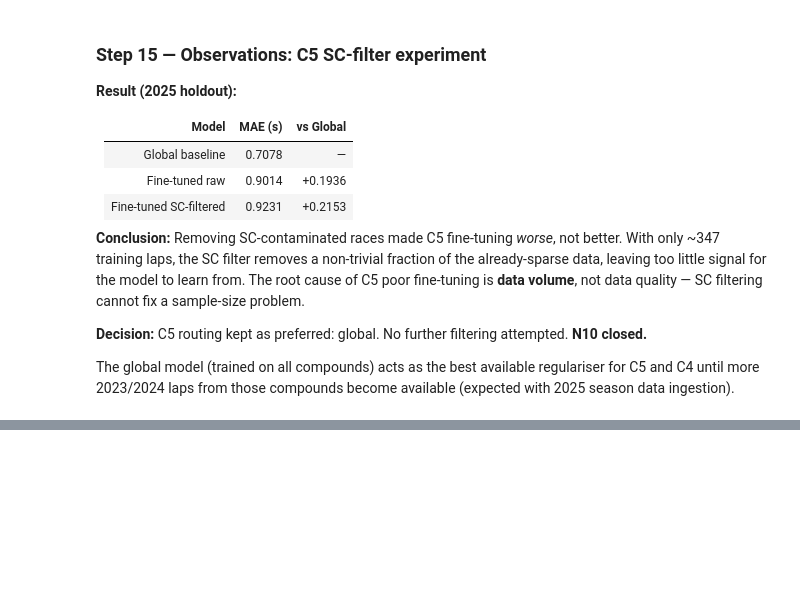
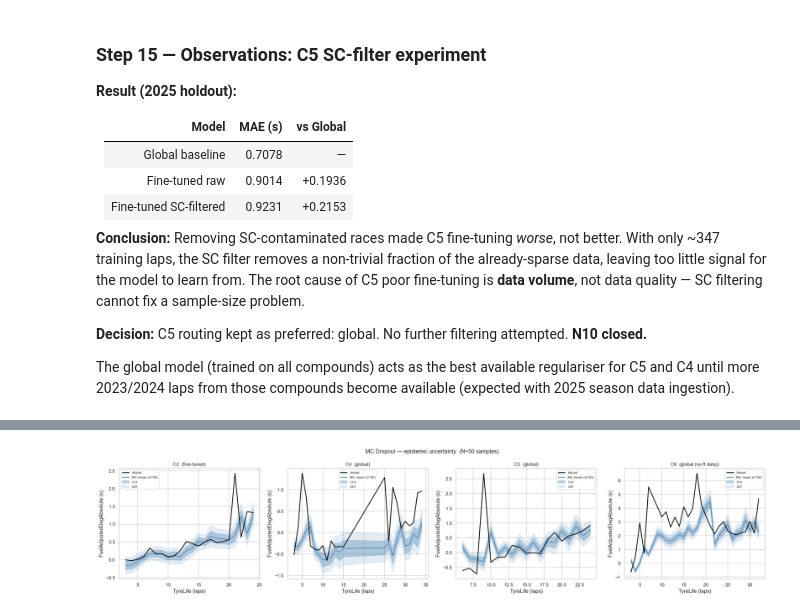
Before and after one commit to VforVitorio/F1-StratLab, a Jupyter notebook: notebooks/strategy/tire_degradation/N10_tiredeg_compound_finetuning.ipynb, the cells around one changed output, grey strips where cells are left out. Drawn from its saved outputs; the diff is of its cells as text; code cells hidden in the pictures; blank space fills up the shorter version.

```diff
--- a/notebooks/strategy/tire_degradation/N10_tiredeg_compound_finetuning.ipynb
+++ b/notebooks/strategy/tire_degradation/N10_tiredeg_compound_finetuning.ipynb
@@ -2401,0 +2420,88 @@ The global model (trained on all compounds) acts as the best available regularis
+# %%
+# ── Step 16 — MC Dropout uncertainty quantification ──────────────────────
+# Requires: Step 10.5 (loads ft_registry + lit_global_ref) and Step 11.1 (apply_scaler, _pad_or_truncate)
+assert 'ft_registry'   in dir() or 'ft_registry'   in vars(), 'Run Step 10.5 first'
+assert 'lit_global_ref' in dir() or 'lit_global_ref' in vars(), 'Run Step 10.5 first'
+N_MC = 50
+
+def predict_stint_mc(stint_df, model, scaler, window, features, n_samples=N_MC):
+    """
+    MC Dropout: keep dropout active, run n_samples forward passes.
+    Uses the same _pad_or_truncate helper as predict_stint_steps so the
+    mask is passed correctly to TireDegTCN.forward(x, mask).
+    Returns (tyre_life[1:], actual[1:], mean_pred, std_pred).
+    """
+    s      = stint_df.sort_values('TyreLife').reset_index(drop=True)
+    scaled = apply_scaler(s.copy(), scaler, features)
+    X      = scaled[features].fillna(0).values
+    y      = s[TARGET].values
+    tl     = s['TyreLife'].values
+
+    model.train()   # keep dropout active
+    all_preds = []
+    with torch.no_grad():
+        for _ in range(n_samples):
+            preds = []
+            for t in range(1, len(X)):
+                seq, mask = _pad_or_truncate(X[:t], window)
+                x_t = torch.from_numpy(seq).unsqueeze(0)
+                m_t = torch.from_numpy(mask).unsqueeze(0)
+                preds.append(model(x_t, m_t).squeeze().item())
+            all_preds.append(preds)
+    model.eval()
+
+    arr = np.array(all_preds)   # (n_samples, n-1)
+    return tl[1:], y[1:], arr.mean(0), arr.std(0)
+
+# ── C2 / C4 / C5 / C6 comparison ─────────────────────────────────────────
+# C6 uses the global model (no fine-tuned version: zero 2023/2024 training data)
+COMPARE = {
+    'C2': ft_registry['C2'],
+    'C4': ft_registry['C4'],
+    'C5': ft_registry['C5'],
+    'C6': (lit_global_ref, global_scaler, global_window),
+}
+PREFERRED = {
+    'C2': 'fine-tuned',
+    'C4': 'global',
+    'C5': 'global',
+    'C6': 'global (no ft data)',
+}
+
+fig, axes = plt.subplots(1, 4, figsize=(22, 5))
+mc_stats  = {}
+
+for ax, (compound, (lit_m, sc, win)) in zip(axes, COMPARE.items()):
+    stint_df = pick_stint(compound)
+    if stint_df is None:
+        ax.set_title(f'{compound} — no 2025 stint found')
+        continue
+
+    tl, actual, mu, sigma = predict_stint_mc(
+        stint_df, lit_m.model, sc, win, PRODUCTION_FEATURES
+    )
+    mc_stats[compound] = {
+        'mean_sigma': float(sigma.mean()),
+        'p95_sigma':  float(np.percentile(sigma, 95)),
+        'max_sigma':  float(sigma.max()),
+    }
+
+    ax.plot(tl, actual, color='black',     lw=1.8, label='Actual',       zorder=3)
+    ax.plot(tl, mu,     color='steelblue', lw=1.5, label=f'MC mean (n={N_MC})')
+    ax.fill_between(tl, mu - sigma,   mu + sigma,   alpha=0.35, color='steelblue', label='±1σ')
+    ax.fill_between(tl, mu - 2*sigma, mu + 2*sigma, alpha=0.15, color='steelblue', label='±2σ')
+    ax.set_title(f'{compound}  ({PREFERRED[compound]})', fontsize=11)
+    ax.set_xlabel('TyreLife (laps)')
+    ax.set_ylabel('FuelAdjustedDegAbsolute (s)')
+    ax.legend(fontsize=8)
+
+plt.suptitle(f'MC Dropout — epistemic uncertainty  (N={N_MC} samples)', fontsize=13)
+plt.tight_layout()
+plt.savefig(outputs_path / 'mc_dropout_uncertainty.png', dpi=150, bbox_inches='tight')
+plt.show()
+
+print('Mean sigma per compound:')
+for c, st in mc_stats.items():
+    print(f'  {c}: mean sigma = {st["mean_sigma"]:.4f} s  |  max sigma = {st["max_sigma"]:.4f} s')
+# %% [output]
+[figure, added]
```
Also changed, not shown: parts of 5 cells of this notebook.
